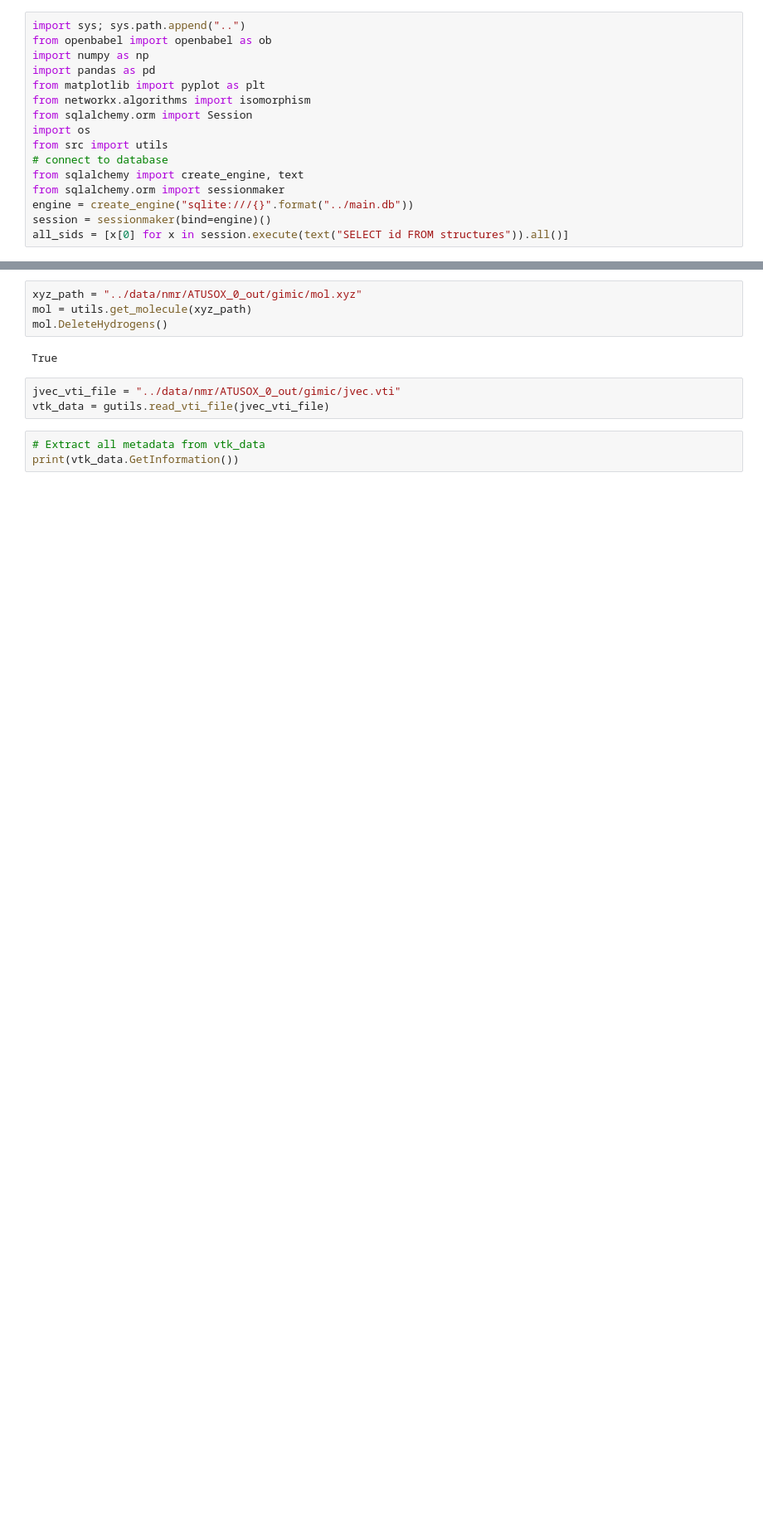
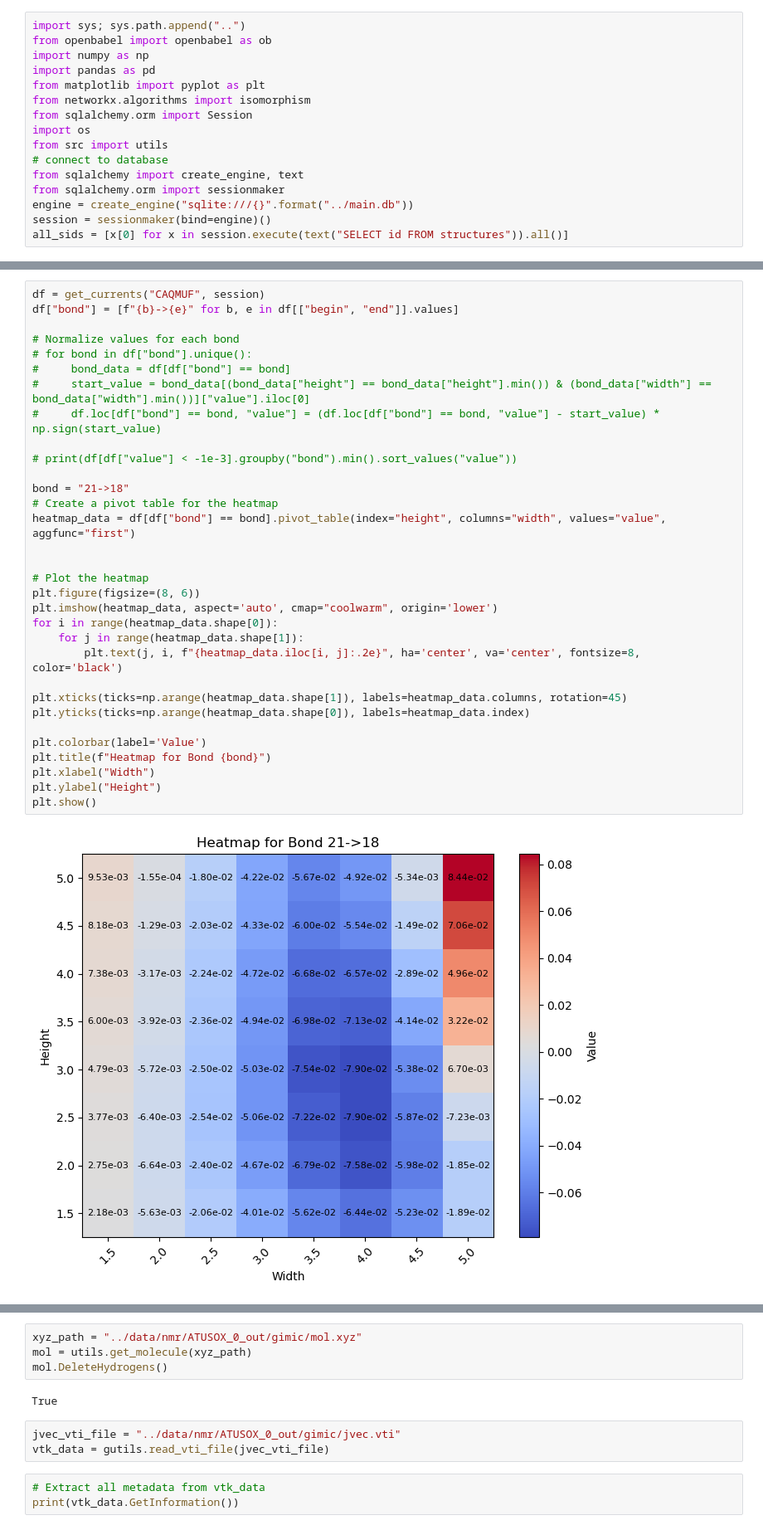
Before and after one commit to ajr15/PorCrystalStructures, a Jupyter notebook: notebooks/gimic.ipynb, the cells around one changed output, grey strips where cells are left out. Shown at 83% size. Cells and saved outputs as stored; diff of their text form; blank space fills up the shorter version.

```diff
--- a/notebooks/gimic.ipynb
+++ b/notebooks/gimic.ipynb
@@ -180,0 +249,34 @@ MACROCYCLE_POINTS = get_atoms("../data/nmr/ATEWUT_0_out/gimic/mol.xyz")
+# %%
+df = get_currents("CAQMUF", session)
+df["bond"] = [f"{b}->{e}" for b, e in df[["begin", "end"]].values]
+
+# Normalize values for each bond
+# for bond in df["bond"].unique():
+#     bond_data = df[df["bond"] == bond]
+#     start_value = bond_data[(bond_data["height"] == bond_data["height"].min()) & (bond_data["width"] == bond_data["width"].min())]["value"].iloc[0]
+#     df.loc[df["bond"] == bond, "value"] = (df.loc[df["bond"] == bond, "value"] - start_value) * np.sign(start_value)
+
+# print(df[df["value"] < -1e-3].groupby("bond").min().sort_values("value"))
+
+bond = "21->18"
+# Create a pivot table for the heatmap
+heatmap_data = df[df["bond"] == bond].pivot_table(index="height", columns="width", values="value", aggfunc="first")
+
+
+# Plot the heatmap
+plt.figure(figsize=(8, 6))
+plt.imshow(heatmap_data, aspect='auto', cmap="coolwarm", origin='lower')
+for i in range(heatmap_data.shape[0]):
+    for j in range(heatmap_data.shape[1]):
+        plt.text(j, i, f"{heatmap_data.iloc[i, j]:.2e}", ha='center', va='center', fontsize=8, color='black')
+
+plt.xticks(ticks=np.arange(heatmap_data.shape[1]), labels=heatmap_data.columns, rotation=45)
+plt.yticks(ticks=np.arange(heatmap_data.shape[0]), labels=heatmap_data.index)
+
+plt.colorbar(label='Value')
+plt.title(f"Heatmap for Bond {bond}")
+plt.xlabel("Width")
+plt.ylabel("Height")
+plt.show()
+# %% [output]
+[figure, added]
```
Also changed, not shown: parts of 4 cells of this notebook, 5 other files.
